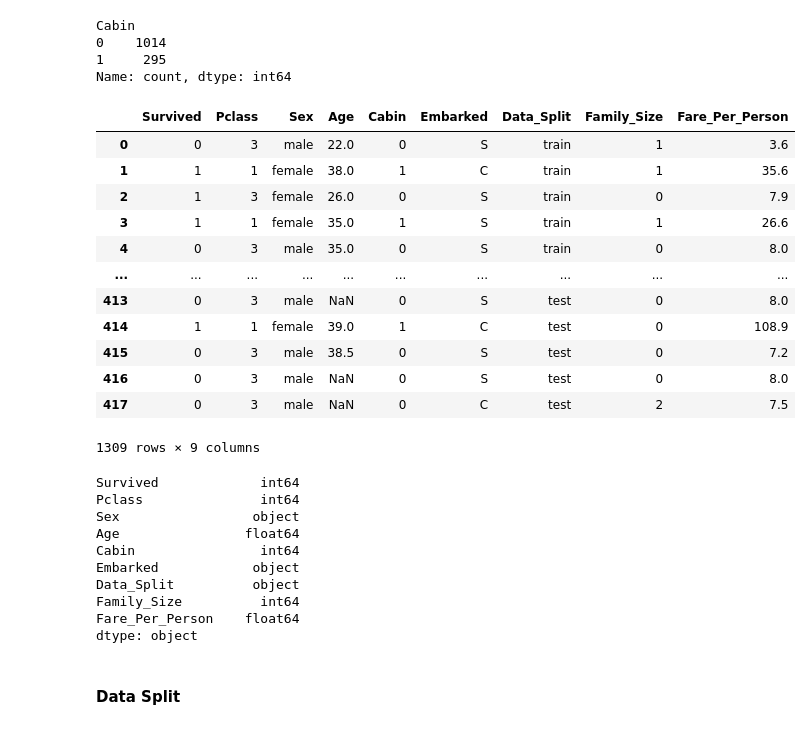
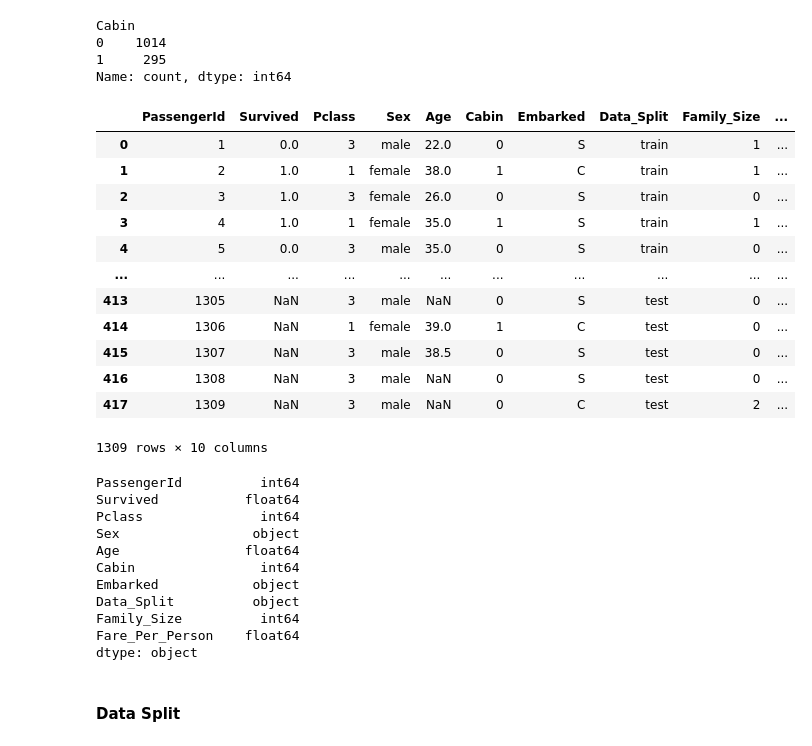
Before and after one commit to Bladys0710/titanic-ml-project, a Jupyter notebook: notebooks/01_EDA_and_PreProcessing.ipynb, the cells around one changed output. Saved outputs shown, nothing was run; the diff lists cells and outputs as text; code cells hidden in the pictures.

Commit message:
[UPDATE] – Test the model on a 10% data split. Add ML file generator. Maintain the variable PassangerID on the processed data.

```diff
--- a/notebooks/01_EDA_and_PreProcessing.ipynb
+++ b/notebooks/01_EDA_and_PreProcessing.ipynb
@@ -82,28 +79,29 @@ Cabin
 Name: count, dtype: int64
 # %%
 # Dropping columns
-columns_to_drop = ['Name','SibSp','Fare','PassengerId','Ticket', 'Parch']
+columns_to_drop = ['Name','SibSp','Fare', 'Ticket', 'Parch']
 df = df.drop(columns=columns_to_drop)
 df
 # %% [output]
-|  | Survived | Pclass | Sex | Age | Cabin | Embarked | Data_Split | Family_Size | Fare_Per_Person |
-| 0 | 0 | 3 | male | 22.0 | 0 | S | train | 1 | 3.6 |
-| 1 | 1 | 1 | female | 38.0 | 1 | C | train | 1 | 35.6 |
-| 2 | 1 | 3 | female | 26.0 | 0 | S | train | 0 | 7.9 |
-| 3 | 1 | 1 | female | 35.0 | 1 | S | train | 1 | 26.6 |
-| 4 | 0 | 3 | male | 35.0 | 0 | S | train | 0 | 8.0 |
-| ... | ... | ... | ... | ... | ... | ... | ... | ... | ... |
-| 413 | 0 | 3 | male | NaN | 0 | S | test | 0 | 8.0 |
-| 414 | 1 | 1 | female | 39.0 | 1 | C | test | 0 | 108.9 |
-| 415 | 0 | 3 | male | 38.5 | 0 | S | test | 0 | 7.2 |
-| 416 | 0 | 3 | male | NaN | 0 | S | test | 0 | 8.0 |
-| 417 | 0 | 3 | male | NaN | 0 | C | test | 2 | 7.5 |
+|  | PassengerId | Survived | Pclass | Sex | Age | Cabin | Embarked | Data_Split | Family_Size | ... |
+| 0 | 1 | 0.0 | 3 | male | 22.0 | 0 | S | train | 1 | ... |
+| 1 | 2 | 1.0 | 1 | female | 38.0 | 1 | C | train | 1 | ... |
+| 2 | 3 | 1.0 | 3 | female | 26.0 | 0 | S | train | 0 | ... |
+| 3 | 4 | 1.0 | 1 | female | 35.0 | 1 | S | train | 1 | ... |
+| 4 | 5 | 0.0 | 3 | male | 35.0 | 0 | S | train | 0 | ... |
+| ... | ... | ... | ... | ... | ... | ... | ... | ... | ... | ... |
+| 413 | 1305 | NaN | 3 | male | NaN | 0 | S | test | 0 | ... |
+| 414 | 1306 | NaN | 1 | female | 39.0 | 1 | C | test | 0 | ... |
+| 415 | 1307 | NaN | 3 | male | 38.5 | 0 | S | test | 0 | ... |
+| 416 | 1308 | NaN | 3 | male | NaN | 0 | S | test | 0 | ... |
+| 417 | 1309 | NaN | 3 | male | NaN | 0 | C | test | 2 | ... |
-1309 rows × 9 columns
+1309 rows × 10 columns
 # %%
 # Check the data types
 print(df.dtypes)
 # %% [output]
-Survived             int64
+PassengerId          int64
+Survived           float64
 Pclass               int64
 Sex                 object
 Age                float64
```
Also changed, not shown: parts of 24 cells of this notebook, 9 other files.
